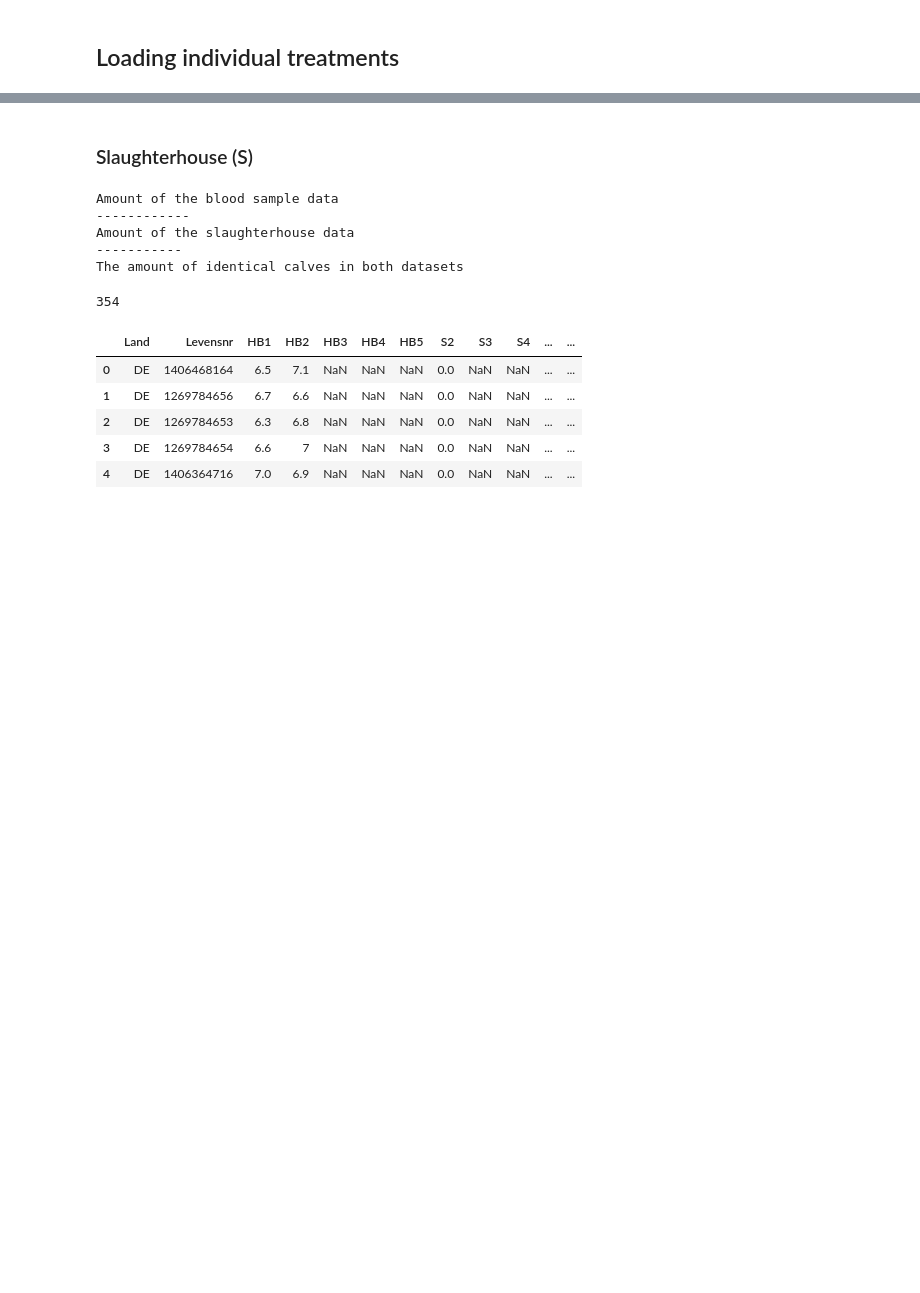
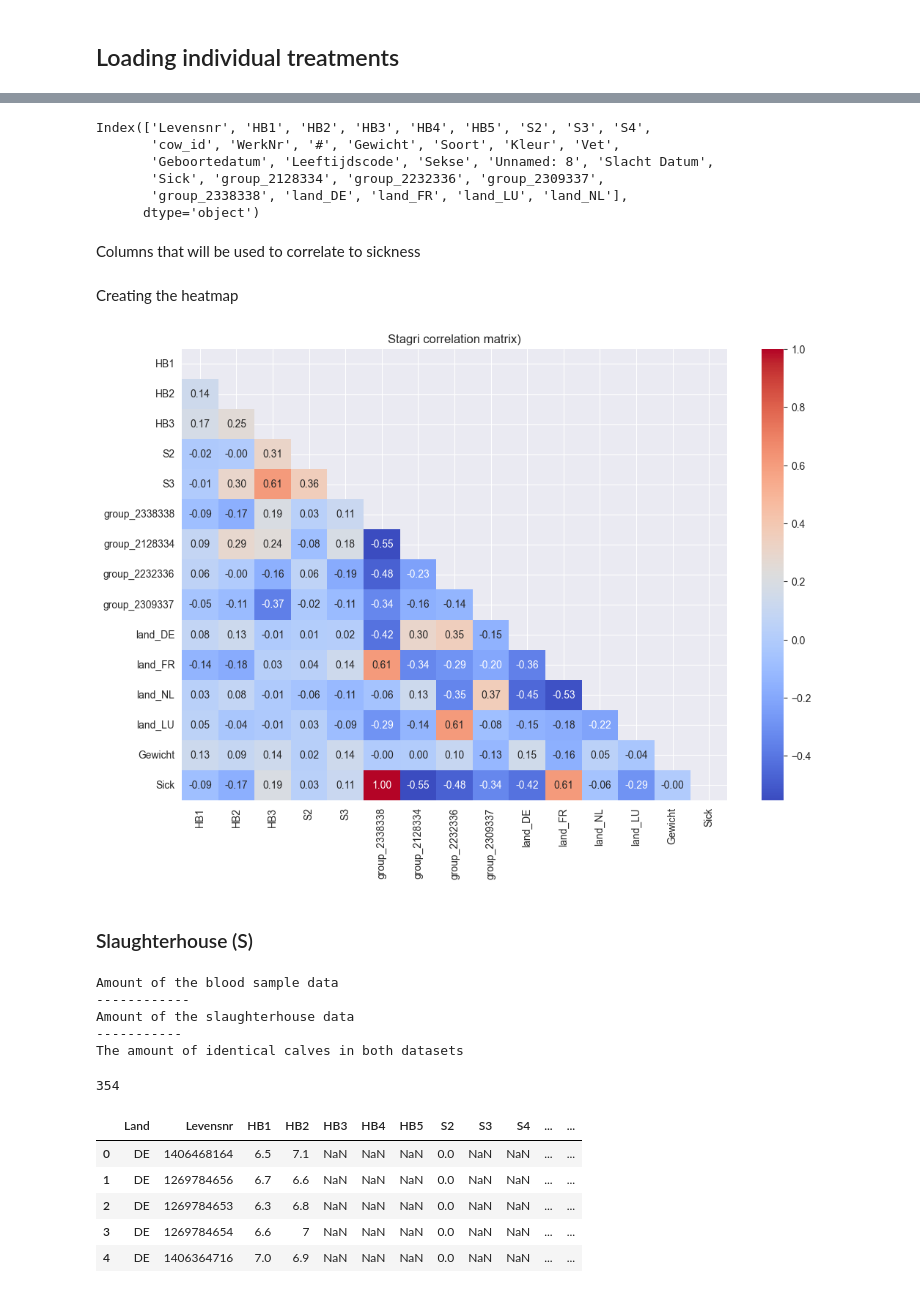
Before and after one commit to AI-Farming-Thewi/cows_analysis, a Jupyter notebook: Stagri analysis.ipynb, the cells around one changed output, grey strips where cells are left out. Saved outputs shown, nothing was run; the diff lists cells and outputs as text; code cells hidden in the pictures; blank space fills up the shorter version.

Commit message:
Finished the analysis, combined all groups and made a correlation matrix

```diff
--- a/Stagri analysis.ipynb
+++ b/Stagri analysis.ipynb
@@ -92,0 +97,4 @@ def add_sick_status(df_existing, df_individual_treatments):
+# %%
+treatments_df = load_individual_treatments(stagri_file, name_individual_treatments='Individual treatments')
+
+treatments_df.head()
@@ -92,0 +155,14 @@ def add_sick_status(df_existing, df_individual_treatments):
+# %%
+duplicate_columns = find_duplicate_columns(final_df)
+
+for col, dupes in duplicate_columns.items():
+    print(f"Column '{col}' has duplicates: {dupes}")
+
+columns_to_drop = set()
+for dupes in duplicate_columns.values():
+    columns_to_drop.update(dupes)
+
+final_df = final_df.drop(columns=columns_to_drop)
+
+print(f"Dropped columns: {columns_to_drop}")
+final_df.to_excel('Final.xlsx',index=False)
@@ -93,3 +187,43 @@ def add_sick_status(df_existing, df_individual_treatments):
+# %%
+# Creating a unique value in the group column, 'prefix-group' adds the unique values after the group
+one_hot_encoding = pd.get_dummies(final_df['group'], prefix='group')
+
+#Concatenates the new column to the final_df
+final_df = pd.concat([final_df, one_hot_encoding], axis=1)
+
+# After that we drop the original one
+final_df.drop('group', axis=1, inplace=True)
+
+one_hot_encoding = pd.get_dummies(final_df['Land'], prefix='land')
+final_df = pd.concat([final_df, one_hot_encoding], axis=1)
+final_df.drop('Land', axis=1, inplace=True)
+
+final_df.columns
+# %% [output]
+Index(['Levensnr', 'HB1', 'HB2', 'HB3', 'HB4', 'HB5', 'S2', 'S3', 'S4',
+       'cow_id', 'WerkNr', '#', 'Gewicht', 'Soort', 'Kleur', 'Vet',
+       'Geboortedatum', 'Leeftijdscode', 'Sekse', 'Unnamed: 8', 'Slacht Datum',
+       'Sick', 'group_2128334', 'group_2232336', 'group_2309337',
+       'group_2338338', 'land_DE', 'land_FR', 'land_LU', 'land_NL'],
+      dtype='object')
+# %% [markdown]
+Columns that will be used to correlate to sickness
+# %%
+stagri_cows = final_df[['HB1', 'HB2', 'HB3', 'S2', 'S3', 'group_2338338', 'group_2128334','group_2232336','group_2309337','land_DE','land_FR','land_NL', 'land_LU','Gewicht', 'Sick']]
+# %% [markdown]
+Creating the heatmap
+# %%
+stagri_corr = stagri_cows.corr()
+
+mask = np.triu(np.ones_like(stagri_corr, dtype=bool))
+
+plt.figure(figsize=(12, 8))
+
+sns.heatmap(stagri_corr, mask=mask, annot=True, fmt=".2f", cmap="coolwarm", cbar=True)
+plt.title("Stagri correlation matrix)")
+plt.show()
+# %% [output]
+[figure, added]
 # %% [markdown]
 ### Slaughterhouse (S)
 # %%
```
Also changed, not shown: parts of 30 cells of this notebook.
